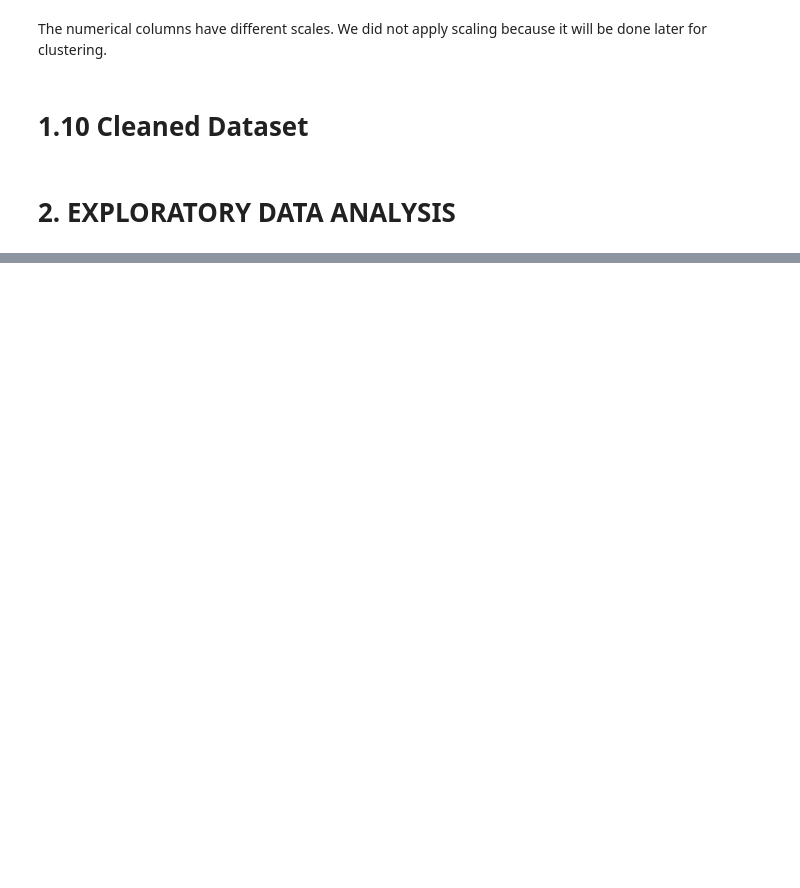
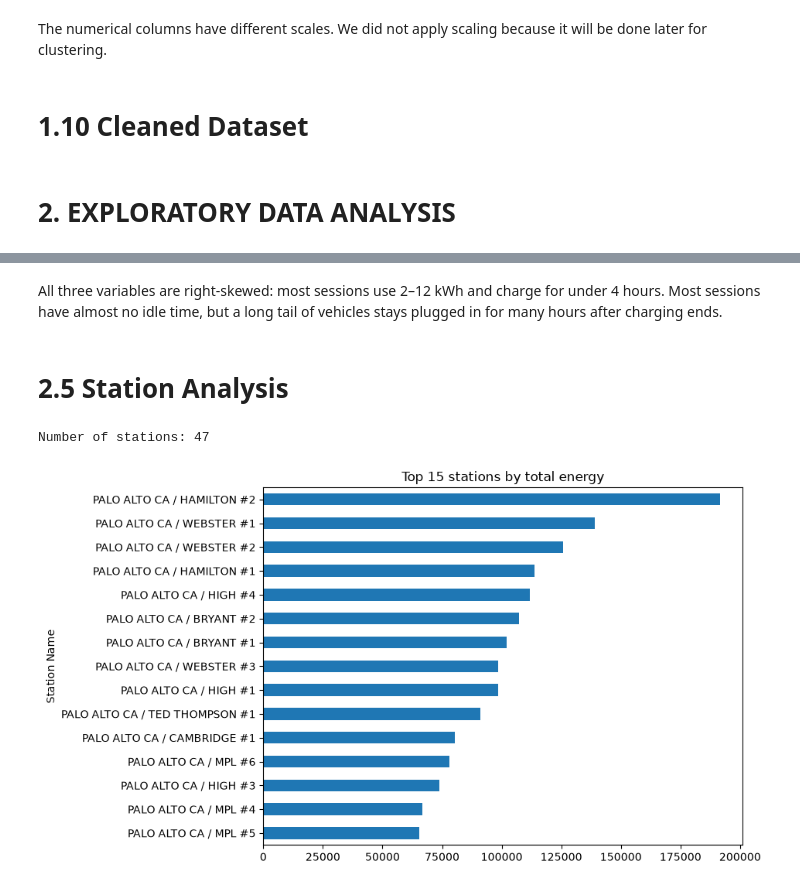
Before and after one commit to FridaGi/ITBA, a Jupyter notebook: ITBA_Project.ipynb, the cells around one changed output, grey strips where cells are left out. Drawn from its saved outputs; the diff is of its cells as text; code cells hidden in the pictures; blank space fills up the shorter version.

```diff
--- a/ITBA_Project.ipynb
+++ b/ITBA_Project.ipynb
@@ -269,0 +366,15 @@ df.to_csv("cleaned_data.csv", index=False)
+# %% [markdown]
+All three variables are right-skewed: most sessions use 2–12 kWh and charge for under 4 hours. Most sessions have almost no idle time, but a long tail of vehicles stays plugged in for many hours after charging ends.
+# %% [markdown]
+# 2.5 Station Analysis
+# %%
+station = df.groupby("Station Name").agg(sessions=("Energy (kWh)", "size"),
+                                         energy=("Energy (kWh)", "sum"),
+                                         avg_idle=("Idle Hours", "mean"))
+print("Number of stations:", len(station))
+station.sort_values("energy", ascending=False).head(15)["energy"].plot.barh(
+    figsize=(8, 6), title="Top 15 stations by total energy")
+plt.gca().invert_yaxis(); plt.show()
+# %% [output]
+Number of stations: 47
+[figure, added]
```
Also changed, not shown: parts of 45 cells of this notebook, 1 other file.
